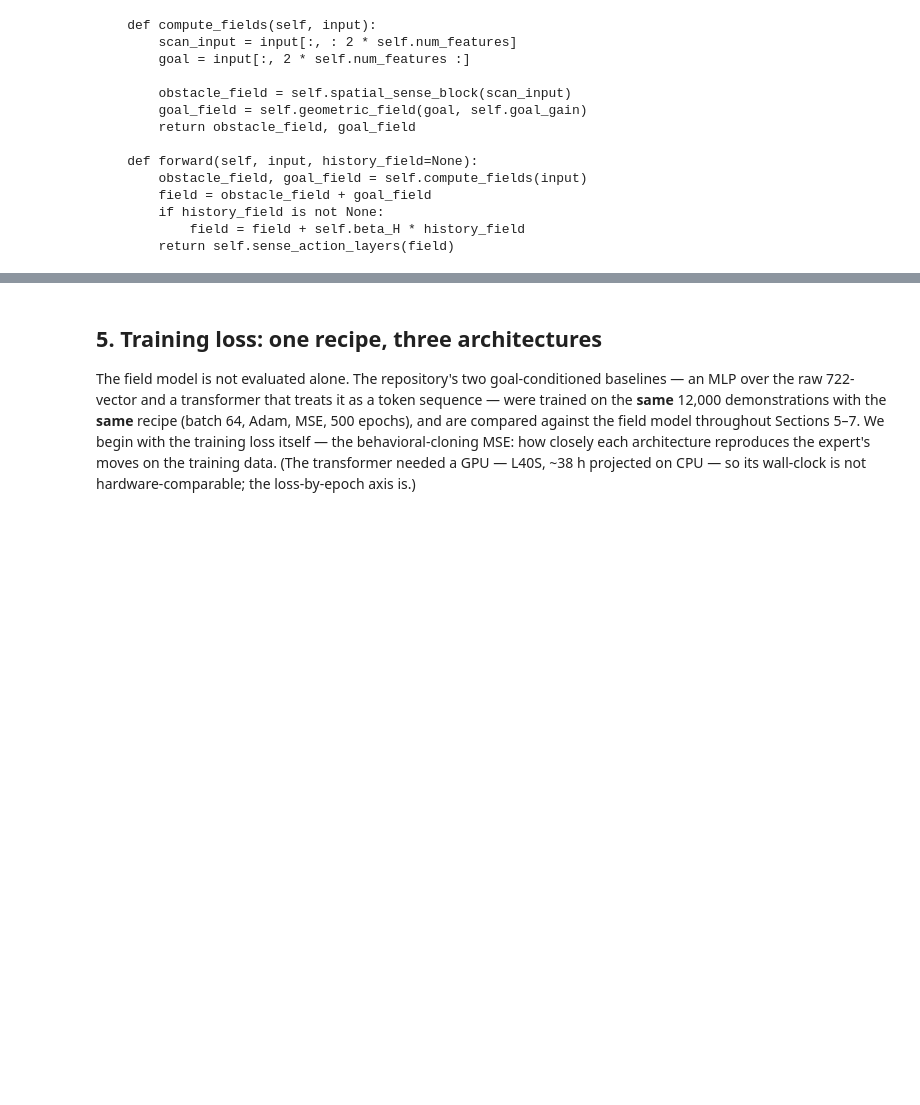
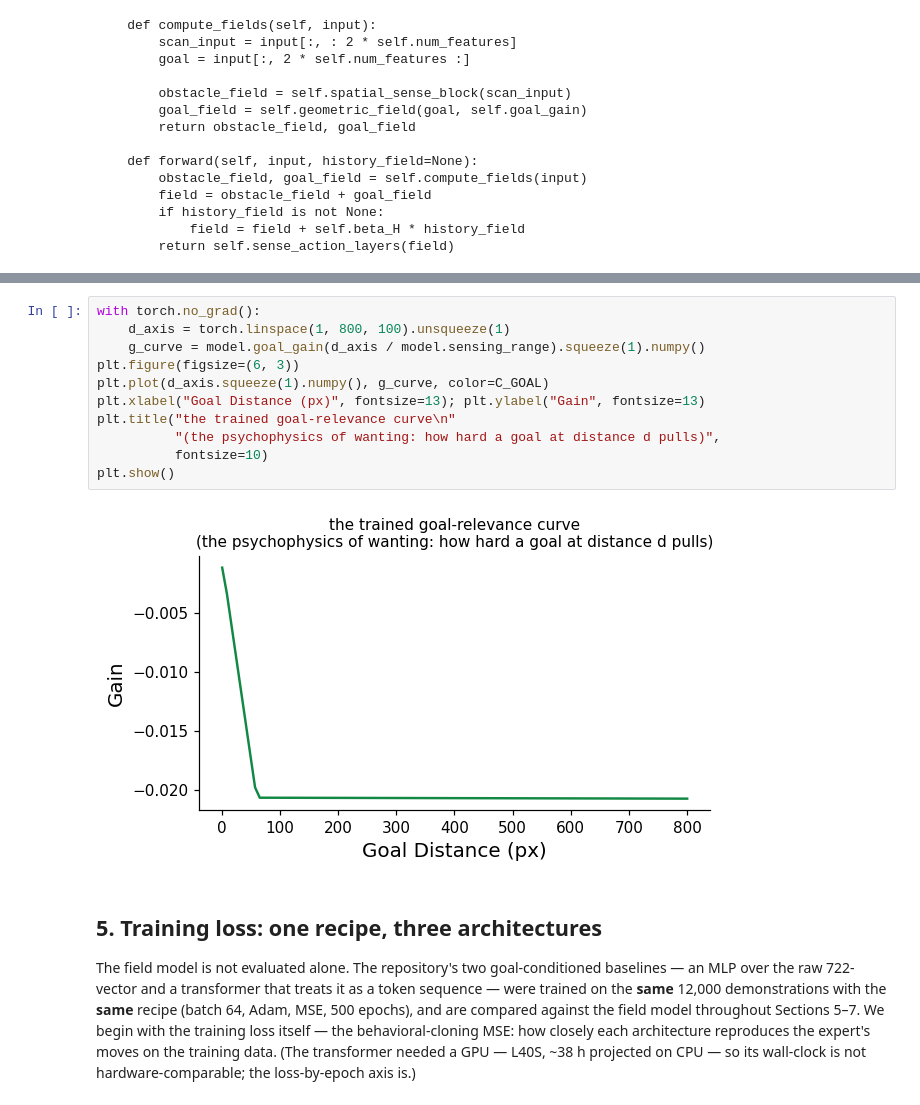
Before and after one commit to HanZhang-psych/Ego-Spatial-Sense, a Jupyter notebook: 2D-Escaping-Ball/tutorial_action_agent.ipynb, the cells around one changed output, grey strips where cells are left out. Saved outputs shown, nothing was run; the diff lists cells and outputs as text; blank space fills up the shorter version.

```diff
--- a/2D-Escaping-Ball/tutorial_action_agent.ipynb
+++ b/2D-Escaping-Ball/tutorial_action_agent.ipynb
@@ -545,3 +587,16 @@ print(inspect.getsource(GoalEs2Model.forward))
+# %%
+with torch.no_grad():
+    d_axis = torch.linspace(1, 800, 100).unsqueeze(1)
+    g_curve = model.goal_gain(d_axis / model.sensing_range).squeeze(1).numpy()
+plt.figure(figsize=(6, 3))
+plt.plot(d_axis.squeeze(1).numpy(), g_curve, color=C_GOAL)
+plt.xlabel("Goal Distance (px)", fontsize=13); plt.ylabel("Gain", fontsize=13)
+plt.title("the trained goal-relevance curve\n"
+          "(the psychophysics of wanting: how hard a goal at distance d pulls)",
+          fontsize=10)
+plt.show()
+# %% [output]
+[figure, added]
 # %% [markdown]
 ## 5. Training loss: one recipe, three architectures
 
```
Also changed, not shown: parts of 5 cells of this notebook.
